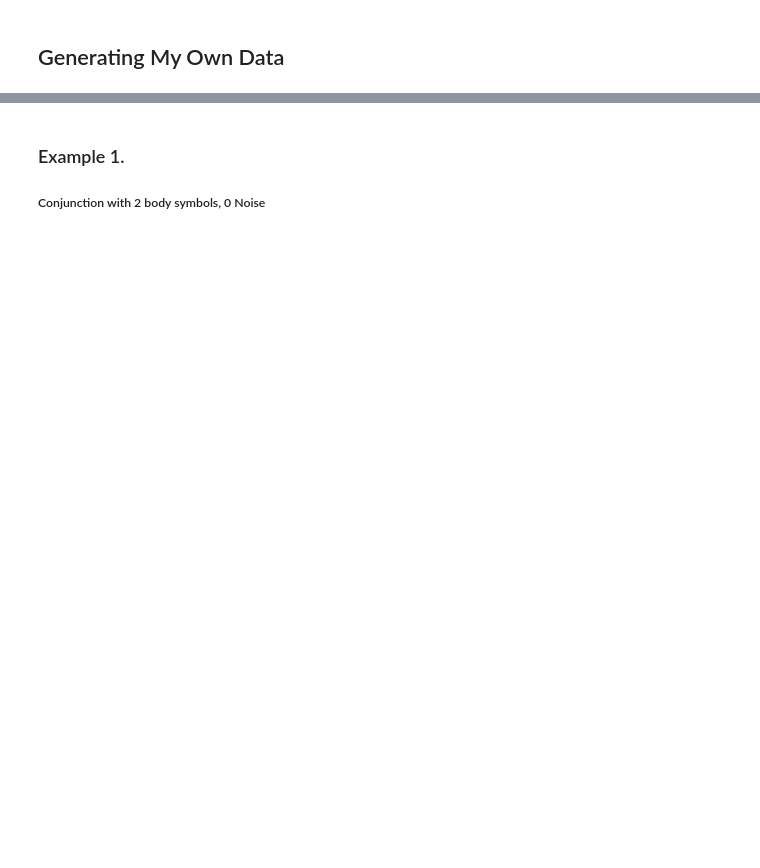
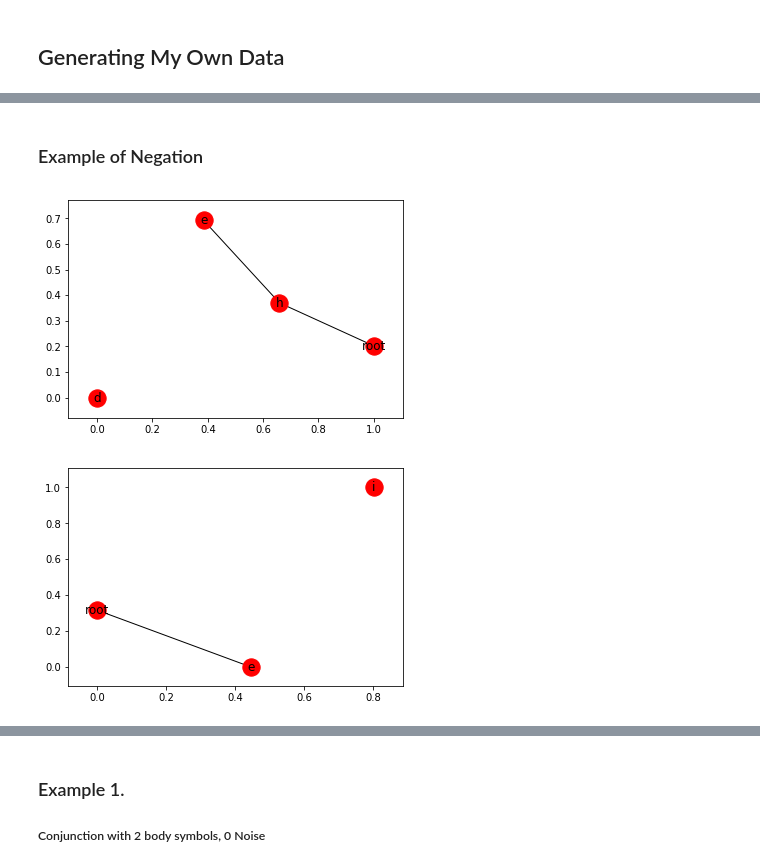
Before and after one commit to keiflager/TemporalDataGeneration, a Jupyter notebook: ExploringTemporalData-Copy1.ipynb, the cells around one changed output, grey strips where cells are left out. Drawn from its saved outputs; the diff is of its cells as text; code cells hidden in the pictures; blank space fills up the shorter version.

```diff
--- a/ExploringTemporalData-Copy1.ipynb
+++ b/ExploringTemporalData-Copy1.ipynb
@@ -47,0 +225,9 @@ Shape of df: (1097, 4)
+# %% [markdown]
+### Example of Negation
+# %%
+for _ in range(2):
+    ref_pattern = create_pattern(low_body=2, high_body=5, disjunction=False, negation=True)
+    plot_pattern(ref_pattern)
+# %% [output]
+[figure, added]
+[figure, added]
```
Also changed, not shown: parts of 23 cells of this notebook.
